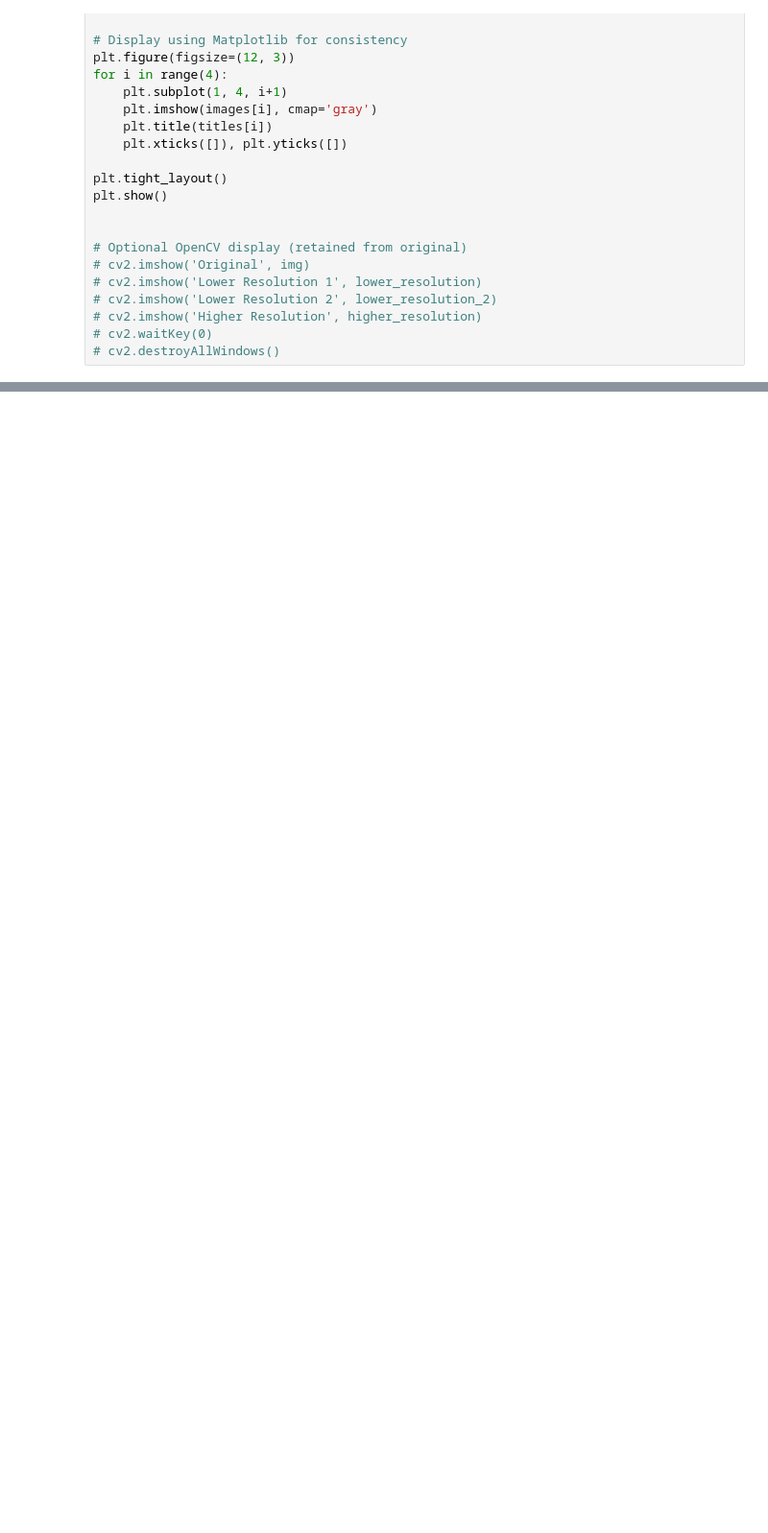
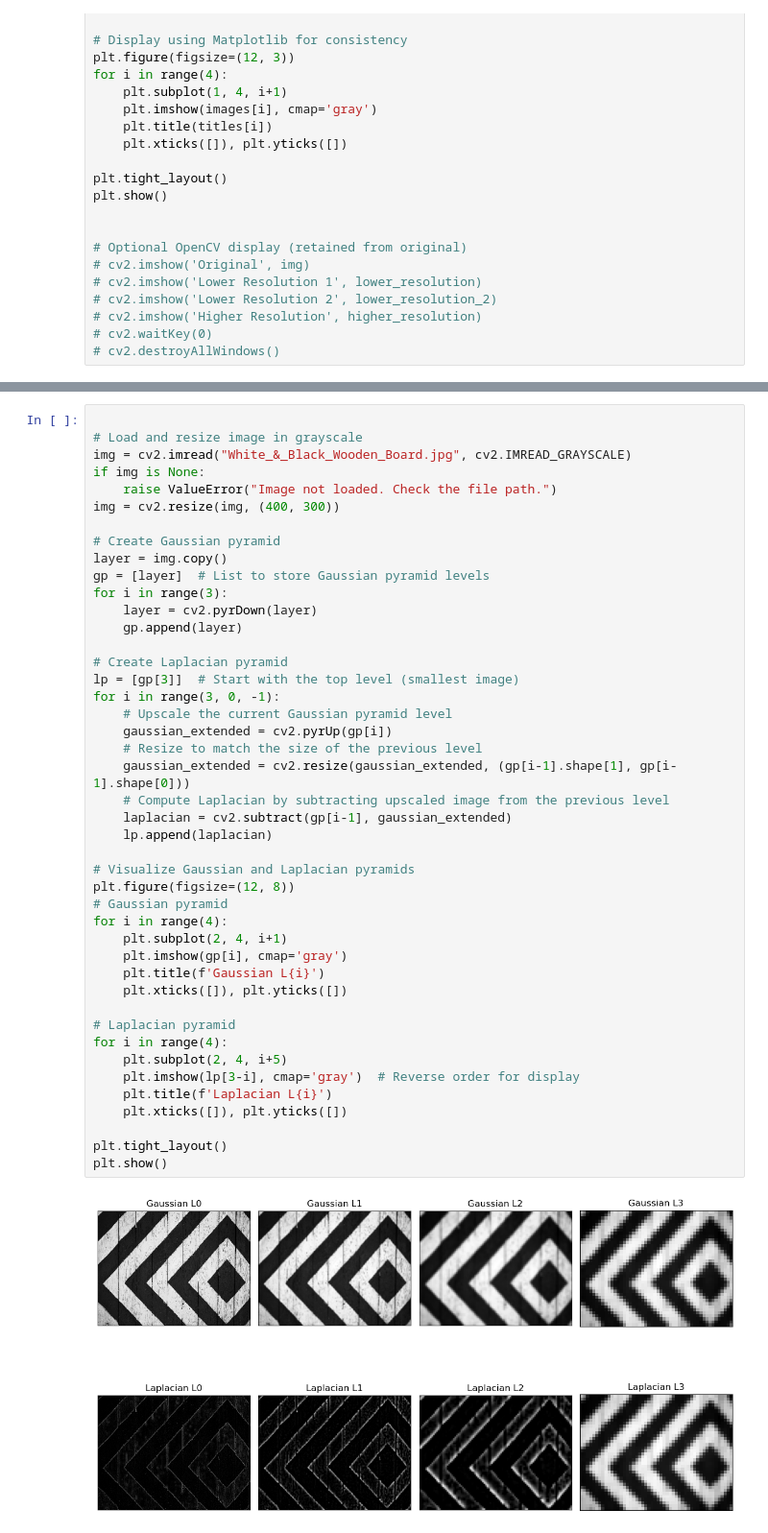
Before and after one commit to AnitaRostami/OpenCVExplorer, a Jupyter notebook: OpenCV.ipynb, the cells around one changed output, grey strips where cells are left out. Shown at 96% size. Cells and saved outputs as stored; diff of their text form; blank space fills up the shorter version.

```diff
--- a/OpenCV.ipynb
+++ b/OpenCV.ipynb
@@ -810,0 +864,46 @@ plt.show()
+# %%
+
+# Load and resize image in grayscale
+img = cv2.imread("White_&_Black_Wooden_Board.jpg", cv2.IMREAD_GRAYSCALE)
+if img is None:
+    raise ValueError("Image not loaded. Check the file path.")
+img = cv2.resize(img, (400, 300))
+
+# Create Gaussian pyramid
+layer = img.copy()
+gp = [layer]  # List to store Gaussian pyramid levels
+for i in range(3):
+    layer = cv2.pyrDown(layer)
+    gp.append(layer)
+
+# Create Laplacian pyramid
+lp = [gp[3]]  # Start with the top level (smallest image)
+for i in range(3, 0, -1):
+    # Upscale the current Gaussian pyramid level
+    gaussian_extended = cv2.pyrUp(gp[i])
+    # Resize to match the size of the previous level
+    gaussian_extended = cv2.resize(gaussian_extended, (gp[i-1].shape[1], gp[i-1].shape[0]))
+    # Compute Laplacian by subtracting upscaled image from the previous level
+    laplacian = cv2.subtract(gp[i-1], gaussian_extended)
+    lp.append(laplacian)
+
+# Visualize Gaussian and Laplacian pyramids
+plt.figure(figsize=(12, 8))
+# Gaussian pyramid
+for i in range(4):
+    plt.subplot(2, 4, i+1)
+    plt.imshow(gp[i], cmap='gray')
+    plt.title(f'Gaussian L{i}')
+    plt.xticks([]), plt.yticks([])
+
+# Laplacian pyramid
+for i in range(4):
+    plt.subplot(2, 4, i+5)
+    plt.imshow(lp[3-i], cmap='gray')  # Reverse order for display
+    plt.title(f'Laplacian L{i}')
+    plt.xticks([]), plt.yticks([])
+
+plt.tight_layout()
+plt.show()
+# %% [output]
+[figure, added]
```
Also changed, not shown: parts of 3 cells of this notebook.
